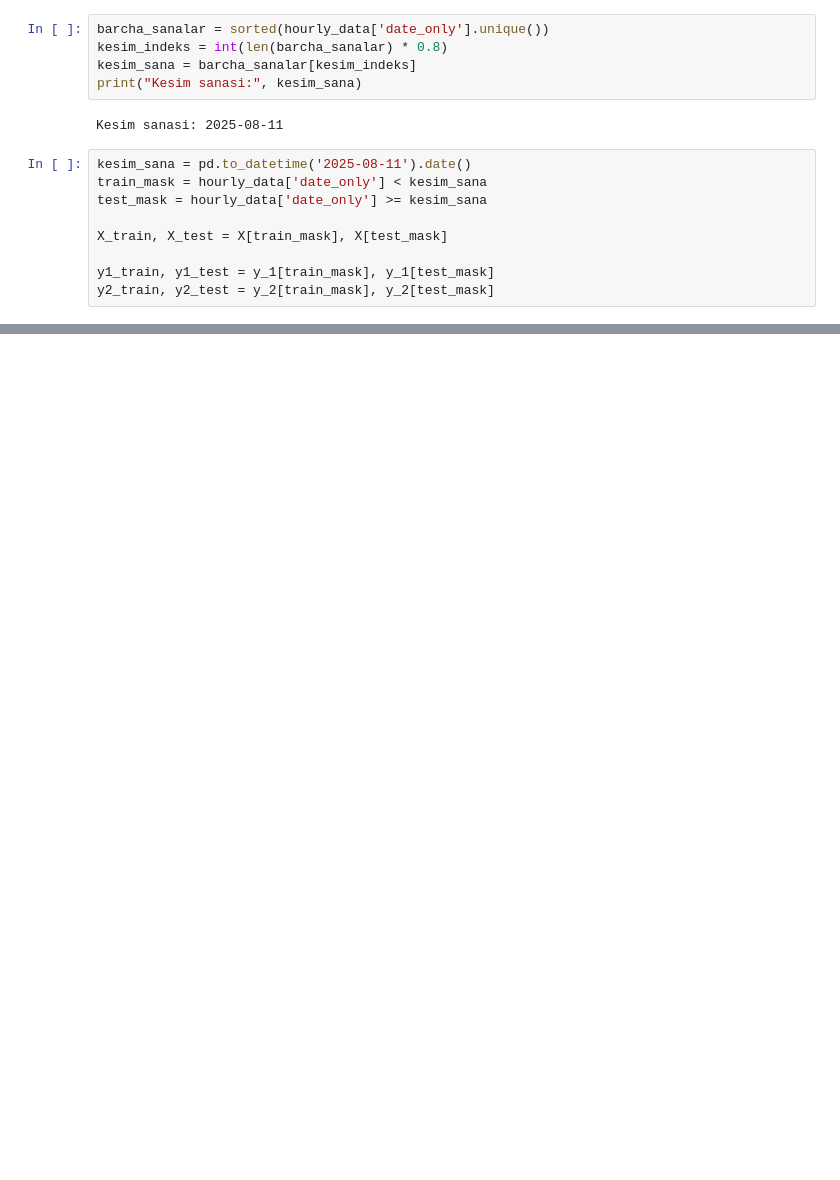
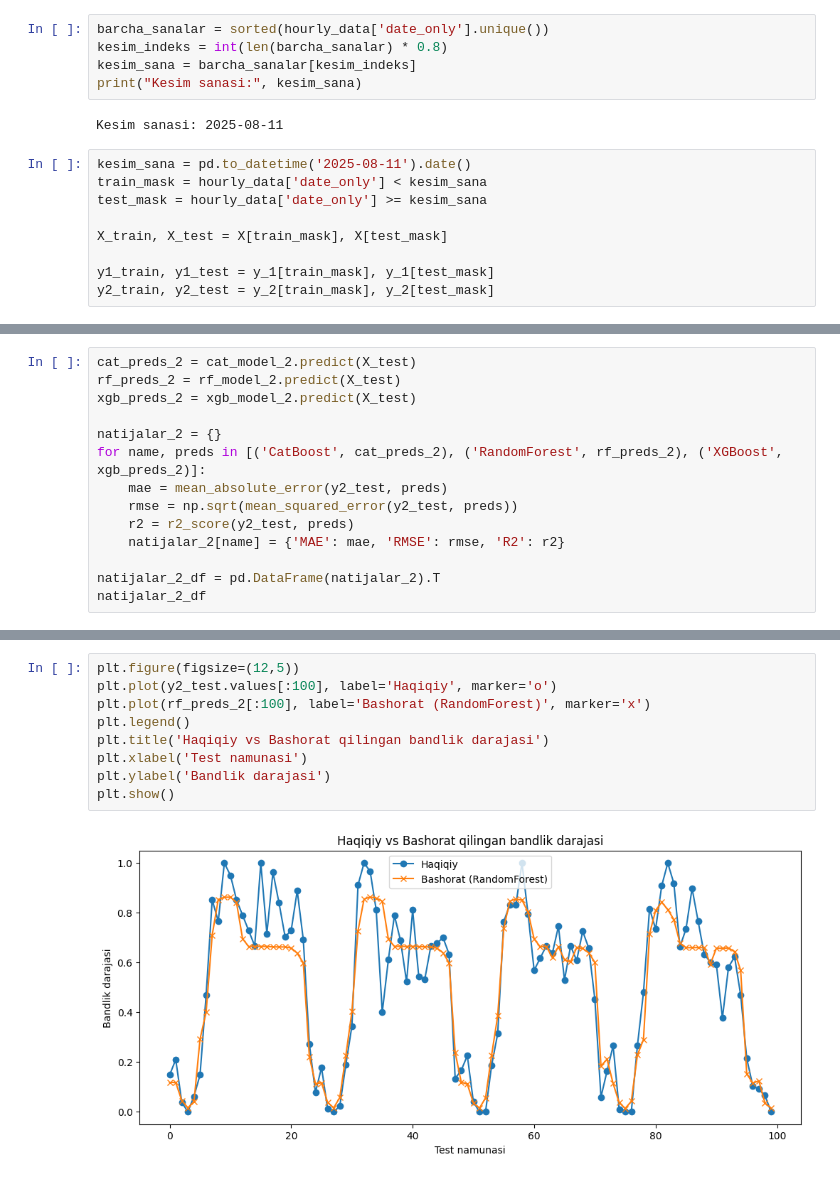
Before and after one commit to rayhon-dev/gas-stations-analytics, a Jupyter notebook: notebooks/eda_file1.ipynb, the cells around one changed output, grey strips where cells are left out. Saved outputs shown, nothing was run; the diff lists cells and outputs as text; blank space fills up the shorter version.

```diff
--- a/notebooks/eda_file1.ipynb
+++ b/notebooks/eda_file1.ipynb
@@ -1088,0 +1179,14 @@ X_test: (779, 5)
+# %%
+cat_preds_2 = cat_model_2.predict(X_test)
+rf_preds_2 = rf_model_2.predict(X_test)
+xgb_preds_2 = xgb_model_2.predict(X_test)
+
+natijalar_2 = {}
+for name, preds in [('CatBoost', cat_preds_2), ('RandomForest', rf_preds_2), ('XGBoost', xgb_preds_2)]:
+    mae = mean_absolute_error(y2_test, preds)
+    rmse = np.sqrt(mean_squared_error(y2_test, preds))
+    r2 = r2_score(y2_test, preds)
+    natijalar_2[name] = {'MAE': mae, 'RMSE': rmse, 'R2': r2}
+
+natijalar_2_df = pd.DataFrame(natijalar_2).T
+natijalar_2_df
@@ -1088,0 +1228,11 @@ X_test: (779, 5)
+# %%
+plt.figure(figsize=(12,5))
+plt.plot(y2_test.values[:100], label='Haqiqiy', marker='o')
+plt.plot(rf_preds_2[:100], label='Bashorat (RandomForest)', marker='x')
+plt.legend()
+plt.title('Haqiqiy vs Bashorat qilingan bandlik darajasi')
+plt.xlabel('Test namunasi')
+plt.ylabel('Bandlik darajasi')
+plt.show()
+# %% [output]
+[figure, added]
```
Also changed, not shown: parts of 24 cells of this notebook, 6 other files.
